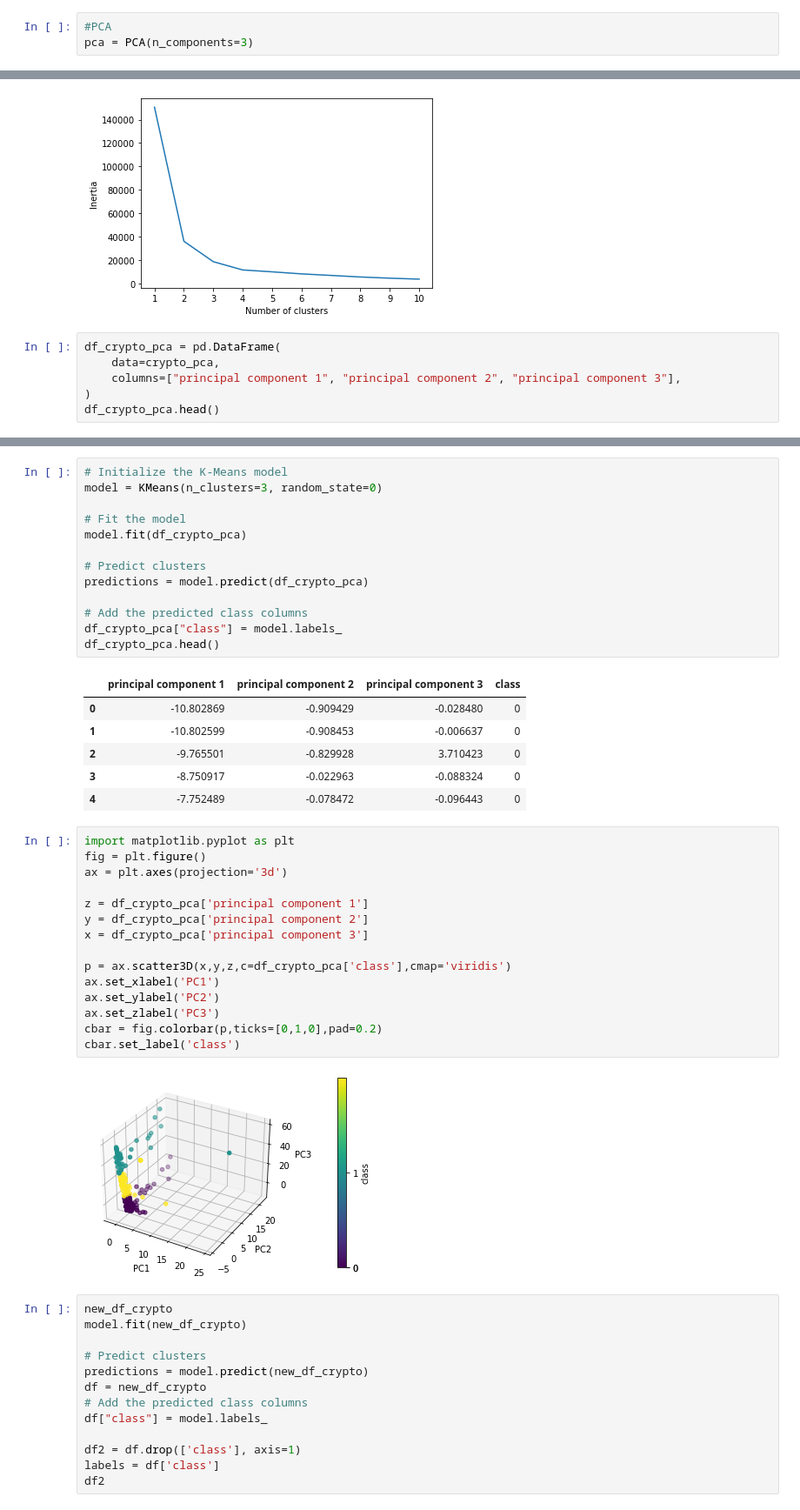
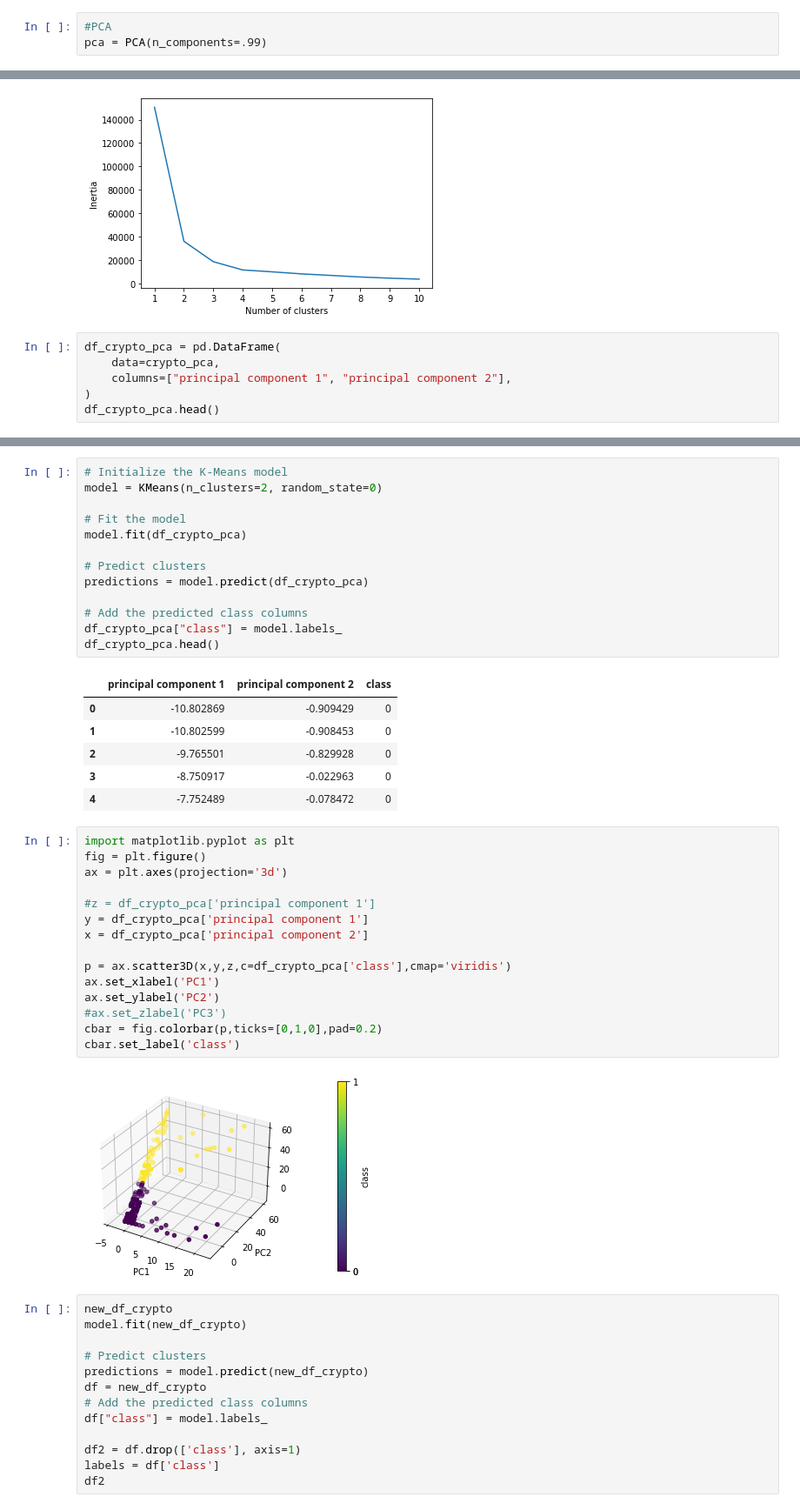
Before and after one commit to simoncastellanos9/CryptocurrencyClusters, a Jupyter notebook: classifier.ipynb, the cells around one changed output, grey strips where cells are left out. Shown at 87% size. Saved outputs shown, nothing was run; the diff lists cells and outputs as text.

```diff
--- a/classifier.ipynb
+++ b/classifier.ipynb
@@ -86,7 +102,7 @@ new_df_crypto
 ## Dimensionality Reduction
 # %%
 #PCA
-pca = PCA(n_components=3)
+pca = PCA(n_components=.99)
 # %%
 crypto_pca = pca.fit_transform(new_df_crypto)
 # %%
@@ -119,7 +135,7 @@ plt.show()
 # %%
 df_crypto_pca = pd.DataFrame(
     data=crypto_pca,
-    columns=["principal component 1", "principal component 2", "principal component 3"],
+    columns=["principal component 1", "principal component 2"],
 )
 df_crypto_pca.head()
 # %% [output]
@@ -132,6 +148,6 @@ df_crypto_pca.head()
 # %%
 # Initialize the K-Means model
-model = KMeans(n_clusters=3, random_state=0)
+model = KMeans(n_clusters=2, random_state=0)
 
 # Fit the model
 model.fit(df_crypto_pca)
@@ -143,29 +159,29 @@ predictions = model.predict(df_crypto_pca)
 df_crypto_pca["class"] = model.labels_
 df_crypto_pca.head()
 # %% [output]
-|  | principal component 1 | principal component 2 | principal component 3 | class |
-| 0 | -10.802869 | -0.909429 | -0.028480 | 0 |
-| 1 | -10.802599 | -0.908453 | -0.006637 | 0 |
-| 2 | -9.765501 | -0.829928 | 3.710423 | 0 |
-| 3 | -8.750917 | -0.022963 | -0.088324 | 0 |
-| 4 | -7.752489 | -0.078472 | -0.096443 | 0 |
+|  | principal component 1 | principal component 2 | class |
+| 0 | -10.802869 | -0.909429 | 0 |
+| 1 | -10.802599 | -0.908453 | 0 |
+| 2 | -9.765501 | -0.829928 | 0 |
+| 3 | -8.750917 | -0.022963 | 0 |
+| 4 | -7.752489 | -0.078472 | 0 |
 # %%
 import matplotlib.pyplot as plt
 fig = plt.figure()
 ax = plt.axes(projection='3d')
 
-z = df_crypto_pca['principal component 1']
-y = df_crypto_pca['principal component 2']
-x = df_crypto_pca['principal component 3']
+#z = df_crypto_pca['principal component 1']
+y = df_crypto_pca['principal component 1']
+x = df_crypto_pca['principal component 2']
 
 p = ax.scatter3D(x,y,z,c=df_crypto_pca['class'],cmap='viridis')
 ax.set_xlabel('PC1')
 ax.set_ylabel('PC2')
-ax.set_zlabel('PC3')
+#ax.set_zlabel('PC3')
 cbar = fig.colorbar(p,ticks=[0,1,0],pad=0.2)
 cbar.set_label('class')
 # %% [output]
-[figure, old version]
+[figure, new version]
 # %%
 new_df_crypto
 model.fit(new_df_crypto)
```
Also changed, not shown: parts of 9 cells of this notebook.
